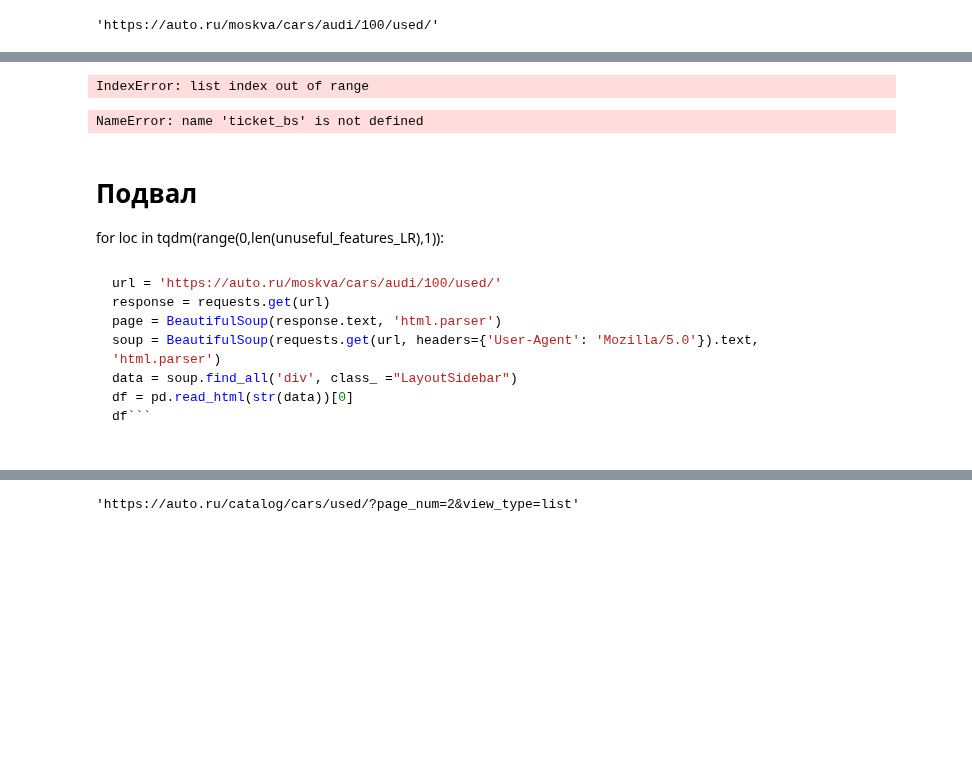
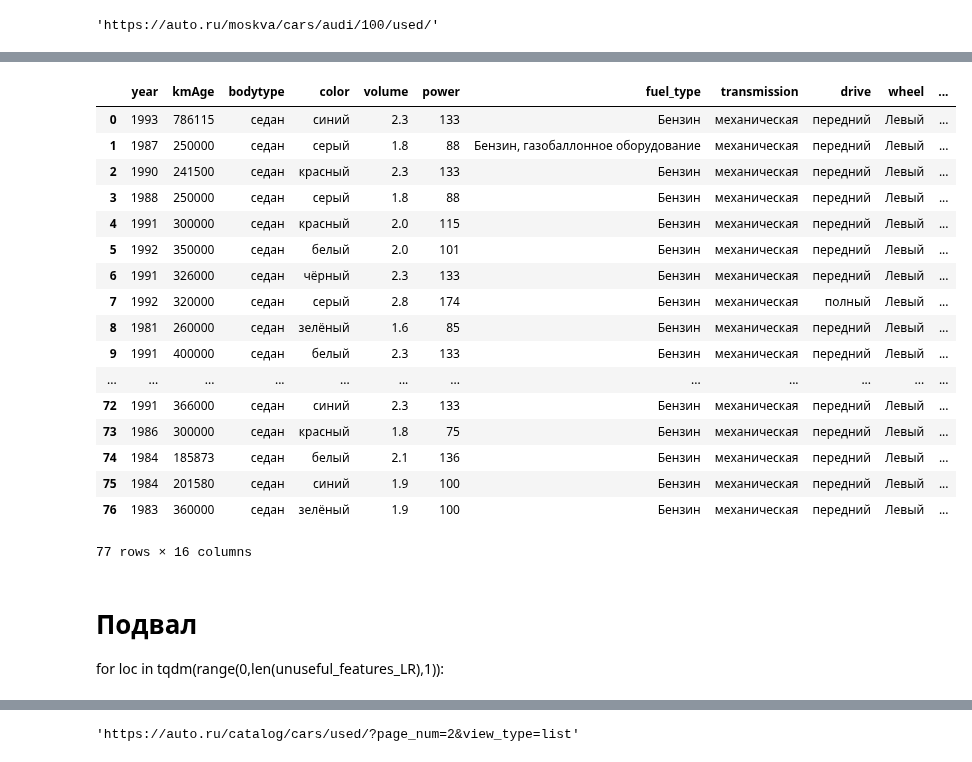
Before and after one commit to IvanovDmitryV/skillfactory_rds, a Jupyter notebook: Unit_6/Parsing_draft.ipynb, the cells around one changed output, grey strips where cells are left out. Saved outputs shown, nothing was run; the diff lists cells and outputs as text; code cells hidden in the pictures; blank space fills up the shorter version.

````diff
--- a/Unit_6/Parsing_draft.ipynb
+++ b/Unit_6/Parsing_draft.ipynb
@@ -127,8 +128,3 @@ for pages_num in tqdm(range(1,20)):
         marks_models_dict[mark_name] = models_list
 # %% [markdown]
 ## Цикл по всем моделям всех марок
-# %%
-for mark in tqdm(marks_models_dict):
-    for model in marks_models_dict[mark]:
-        url = 'https://auto.ru/moskva/cars/' + mark + '/' + model + '/used/'
-#         print(url)
@@ -147,9 +217,17 @@ url = 'https://auto.ru/moskva/cars/' + mark + '/' + model + '/used/'
 url
 # %% [output]
 'https://auto.ru/moskva/cars/audi/100/used/'
+# %%
+columns = ['year','kmAge','bodytype','color','volume','power','fuel_type','transmission',
+ 'drive','wheel','state','ownersCount','pts','customs','complectation','offerprice']
+trn = pd.DataFrame(columns=columns)
 # %%
+%%time
+
 # просмотр последовательно всех страниц текущей модели текущей марки
-for pages_num in tqdm(range(1,100)):
+# for pages_num in tqdm(range(1,10)):
+for pages_num in range(1,10):
+
 
     if pages_num==1: params = {}
     else:            params = {'page': pages_num}
@@ -166,3 +244,19 @@ for pages_num in tqdm(range(1,100)):
 
     if not tickets_on_page_list: # выход по исчерпанию страниц
         break
+
+    # обработка карточек на странице
+    for ticket in tickets_on_page_list:
+        # получаем url карточки текущего обьявления
+        ticket_url = ticket.get('href')
+
+        # получем html карточки текщего обьявления
+        ticket_res = requests.get(ticket_url)
+        ticket_res.encoding = 'utf-8'
+        time.sleep(0.1)
+
+        # создаем обьект bs4.BeautifulSoup из html карточки текщего обьявления
+        ticket_bs = BeautifulSoup(ticket_res.text, 'html.parser')
+
+        # извлекаем признаки и заполняем строку train-а
+        trn.loc[len(trn)] = get_features_from_ticket(ticket_bs)
@@ -199,22 +265,24 @@ KeyboardInterrupt:
-# %%
-# как бы первое обьявление
-
-# получаем url карточки текущего обьявления
-ticket_url = tickets_on_page_list[1].get('href')
-ticket_url
-
-# получем html карточки текщего обьявления
-ticket_res = requests.get(ticket_url)
-ticket_res.encoding = 'utf-8'
-
-# создаем обьект bs4.BeautifulSoup из html карточки текщего обьявления
-ticket_bs = BeautifulSoup(ticket_res.text, 'html.parser')
-# %% [output]
-IndexError: list index out of range
-# %%
-get_features_from_ticket(ticket_bs)
-# %% [output]
-NameError: name 'ticket_bs' is not defined
+# %%
+trn
+# %% [output]
+|  | year | kmAge | bodytype | color | volume | power | fuel_type | transmission | drive | wheel | ... |
+| 0 | 1993 | 786115 | седан | синий | 2.3 | 133 | Бензин | механическая | передний | Левый | ... |
+| 1 | 1987 | 250000 | седан | серый | 1.8 | 88 | Бензин, газобаллонное оборудование | механическая | передний | Левый | ... |
+| 2 | 1990 | 241500 | седан | красный | 2.3 | 133 | Бензин | механическая | передний | Левый | ... |
+| 3 | 1988 | 250000 | седан | серый | 1.8 | 88 | Бензин | механическая | передний | Левый | ... |
+| 4 | 1991 | 300000 | седан | красный | 2.0 | 115 | Бензин | механическая | передний | Левый | ... |
+| 5 | 1992 | 350000 | седан | белый | 2.0 | 101 | Бензин | механическая | передний | Левый | ... |
+| 6 | 1991 | 326000 | седан | чёрный | 2.3 | 133 | Бензин | механическая | передний | Левый | ... |
+| 7 | 1992 | 320000 | седан | серый | 2.8 | 174 | Бензин | механическая | полный | Левый | ... |
+| 8 | 1981 | 260000 | седан | зелёный | 1.6 | 85 | Бензин | механическая | передний | Левый | ... |
+| 9 | 1991 | 400000 | седан | белый | 2.3 | 133 | Бензин | механическая | передний | Левый | ... |
+| ... | ... | ... | ... | ... | ... | ... | ... | ... | ... | ... | ... |
+| 72 | 1991 | 366000 | седан | синий | 2.3 | 133 | Бензин | механическая | передний | Левый | ... |
+| 73 | 1986 | 300000 | седан | красный | 1.8 | 75 | Бензин | механическая | передний | Левый | ... |
+| 74 | 1984 | 185873 | седан | белый | 2.1 | 136 | Бензин | механическая | передний | Левый | ... |
+| 75 | 1984 | 201580 | седан | синий | 1.9 | 100 | Бензин | механическая | передний | Левый | ... |
+| 76 | 1983 | 360000 | седан | зелёный | 1.9 | 100 | Бензин | механическая | передний | Левый | ... |
+77 rows × 16 columns
 # %% [markdown]
 # Подвал
 
@@ -258,12 +326,3 @@ hdrs_home = {
-# %% [markdown]
-```python
-url = 'https://auto.ru/moskva/cars/audi/100/used/'
-response = requests.get(url)
-page = BeautifulSoup(response.text, 'html.parser')
-soup = BeautifulSoup(requests.get(url, headers={'User-Agent': 'Mozilla/5.0'}).text, 'html.parser')
-data = soup.find_all('div', class_ ="LayoutSidebar")
-df = pd.read_html(str(data))[0]
-df```
 # %%
 def features_parser (url_list):
     counter = 0
````
Also changed, not shown: parts of 19 cells of this notebook.
